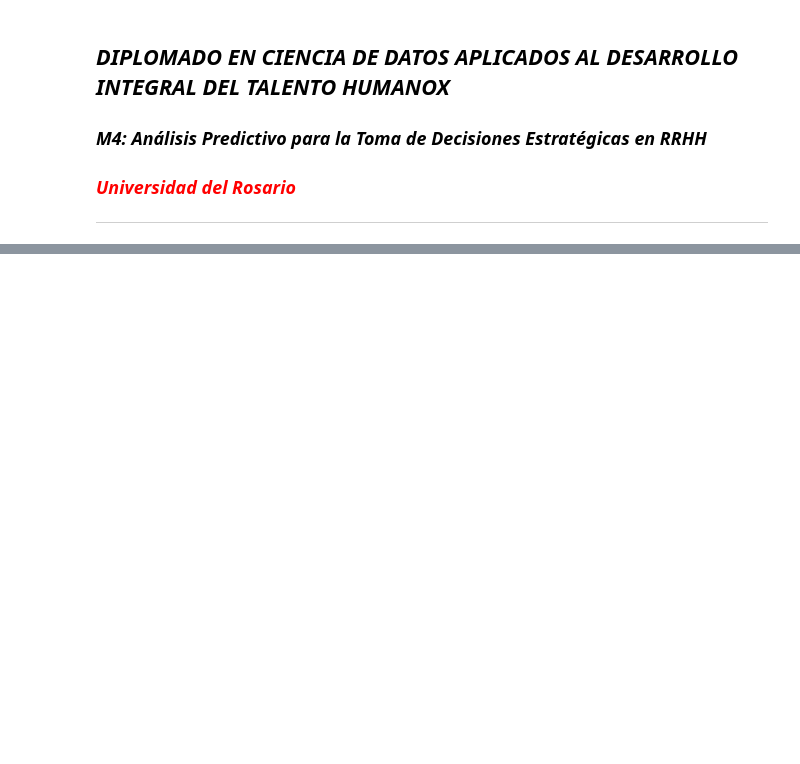
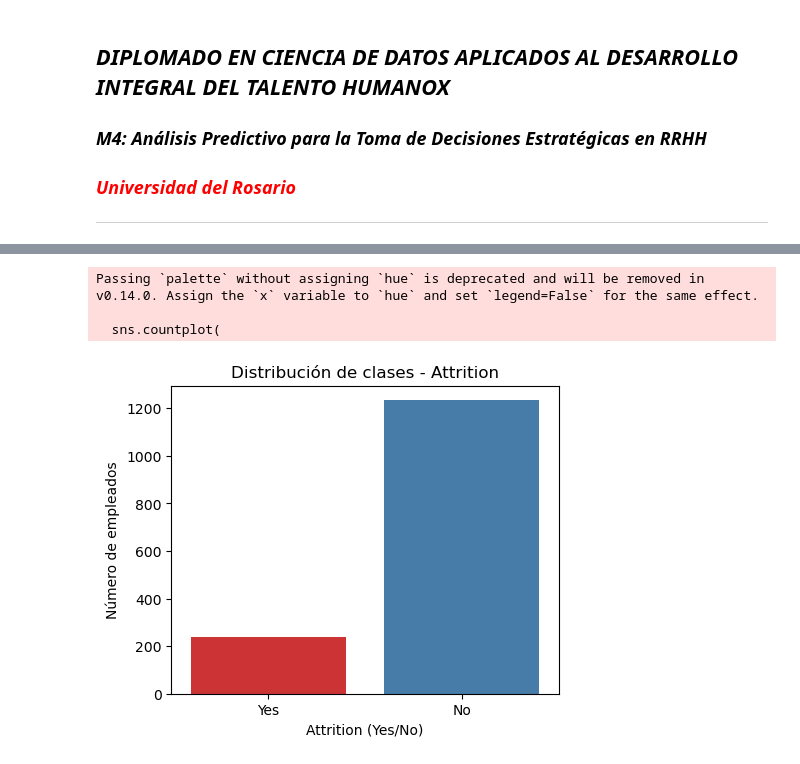
Before and after one commit to LeStark/Cursos, a Jupyter notebook: Análisis predictivo para toma de decisiones RRHH/Notebook 3 Comparación y Optimización de Modelos de Regresión.ipynb, the cells around one changed output, grey strips where cells are left out. Drawn from its saved outputs; the diff is of its cells as text; code cells hidden in the pictures; blank space fills up the shorter version.

```diff
--- a/Análisis predictivo para toma de decisiones RRHH/Notebook 3 Comparación y Optimización de Modelos de Regresión.ipynb
+++ b/Análisis predictivo para toma de decisiones RRHH/Notebook 3 Comparación y Optimización de Modelos de Regresión.ipynb
@@ -58,6 +125,6 @@ from sklearn.preprocessing import LabelEncoder, StandardScaler
 # %%
 # 📥 Cargar dataset
-url = "https://raw.githubusercontent.com/LeStark/Cursos/refs/heads/main/Data/iris_human_resources.csv"
-df = pd.read_csv(url, sep=",")
+url = "https://raw.githubusercontent.com/LeStark/Cursos/refs/heads/main/Data/HR-Employee-Attrition.csv"
+df = pd.read_csv(url, sep=";")
 df.info()  # Información del dataset
 df.head()  # Mostrar las primeras filas del dataset
@@ -63,0 +166,17 @@ df.head()  # Mostrar las primeras filas del dataset
+# %%
+# Distribución de la variable objetivo Attrition
+plt.figure(figsize=(5,4))
+sns.countplot(
+    x="Attrition",
+    data=df,
+    palette="Set1"
+)
+plt.title("Distribución de clases - Attrition")
+plt.xlabel("Attrition (Yes/No)")
+plt.ylabel("Número de empleados")
+plt.show()
+# %% [output]
+Passing `palette` without assigning `hue` is deprecated and will be removed in v0.14.0. Assign the `x` variable to `hue` and set `legend=False` for the same effect.
+
+  sns.countplot(
+[figure, added]
```
Also changed, not shown: parts of 43 cells of this notebook.
